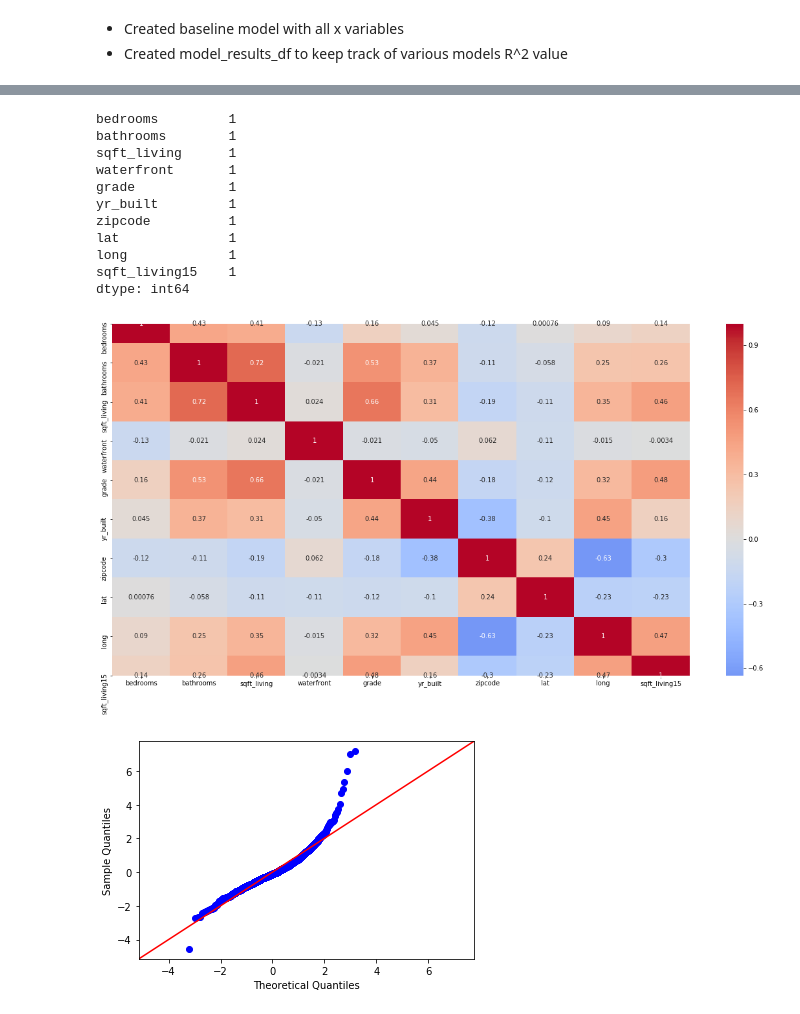
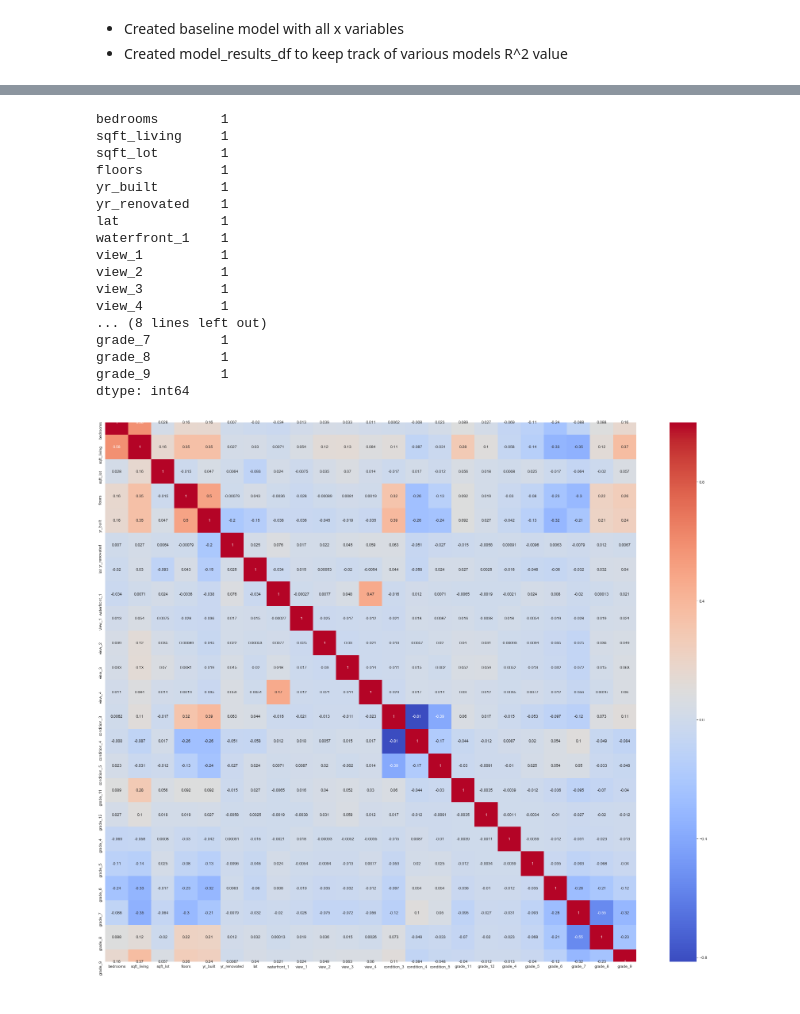
Before and after one commit to will4865/Predicting-Real-Estate-Prices, a Jupyter notebook: student.ipynb, the cells around one changed output, grey strips where cells are left out. Drawn from its saved outputs; the diff is of its cells as text; code cells hidden in the pictures.

```diff
--- a/student.ipynb
+++ b/student.ipynb
@@ -116,0 +289,2 @@ df3 = df.loc[df.price > 1000000]
+# %%
+df_3['has_basement?'] = [True if x > 0.0 else False for x in df_3['sqft_basement']]
@@ -116,0 +310,6 @@ df3 = df.loc[df.price > 1000000]
+# %%
+df_4['has_basement?']=df_4['has_basement?'].replace(False,'0')
+to_concat = [df_3,df_4]
+df_clean = pd.concat(to_concat,axis=1)
+df_clean=df_clean.drop(columns=['waterfront','view','condition','grade','has_basement?'])
+df_clean.head()
@@ -116,0 +392,3 @@ df3 = df.loc[df.price > 1000000]
+# %%
+df_clean=df_clean.drop(columns=['sqft_living15','sqft_lot15'])
+(abs(df_clean.corr()>.7)).sum()
@@ -239,0 +565,25 @@ model3=ols(formula=formula2, data=df3).fit()
+# %%
+x_cols = ['bedrooms',
+ 'bathrooms',
+ 'sqft_living',
+ 'sqft_lot',
+ 'floors',
+ 'yr_built',
+ 'yr_renovated',
+ 'lat',
+ 'waterfront_1',
+ 'view_1',
+ 'view_2',
+ 'view_3',
+ 'view_4',
+ 'condition_3',
+ 'condition_4',
+ 'condition_5',
+ 'grade_11',
+ 'grade_12',
+ 'grade_4',
+ 'grade_5',
+ 'grade_6',
+ 'grade_7',
+ 'grade_8',
+ 'grade_9']
@@ -412,21 +676,24 @@ strong multicollinearity or other numerical problems.
 # %%
-fig = plt.subplots(figsize=(20,10))
-sns.heatmap(df_pd_plot.corr(),center=0,annot=True,cmap='coolwarm')
-abs(df_pd_plot.corr() > .75).sum()
+x_cols.remove('bathrooms')
+plt.figure(figsize=(30,25))
+sns.heatmap(df_clean[x_cols].corr(),annot=True,cmap='coolwarm')
+(abs(df_clean[x_cols].corr()>.7).sum())
 # %% [output]
-bedrooms         1
-bathrooms        1
-sqft_living      1
-waterfront       1
-grade            1
-yr_built         1
-zipcode          1
-lat              1
-long             1
-sqft_living15    1
+bedrooms        1
+sqft_living     1
+sqft_lot        1
+floors          1
+yr_built        1
+yr_renovated    1
+lat             1
+waterfront_1    1
+view_1          1
+view_2          1
+view_3          1
+view_4          1
+... (8 lines left out)
+grade_7         1
+grade_8         1
+grade_9         1
 dtype: int64
-[figure, old version]
+[figure, new version]
-# %%
-fig = sm.graphics.qqplot(model5.resid, dist=stats.norm, line='45', fit=True)
-# %% [output]
-[figure, removed]
```
Also changed, not shown: parts of 63 cells of this notebook.
